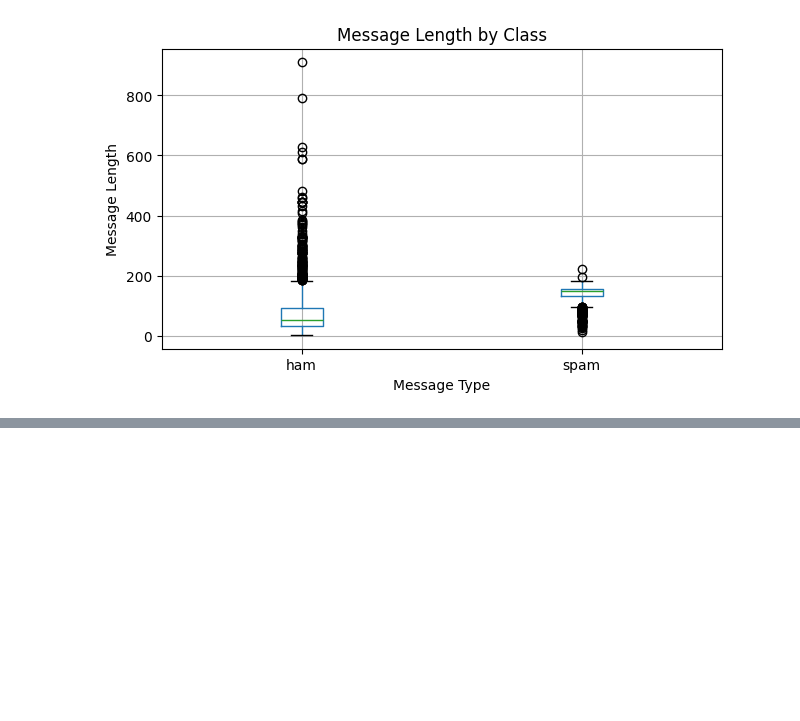
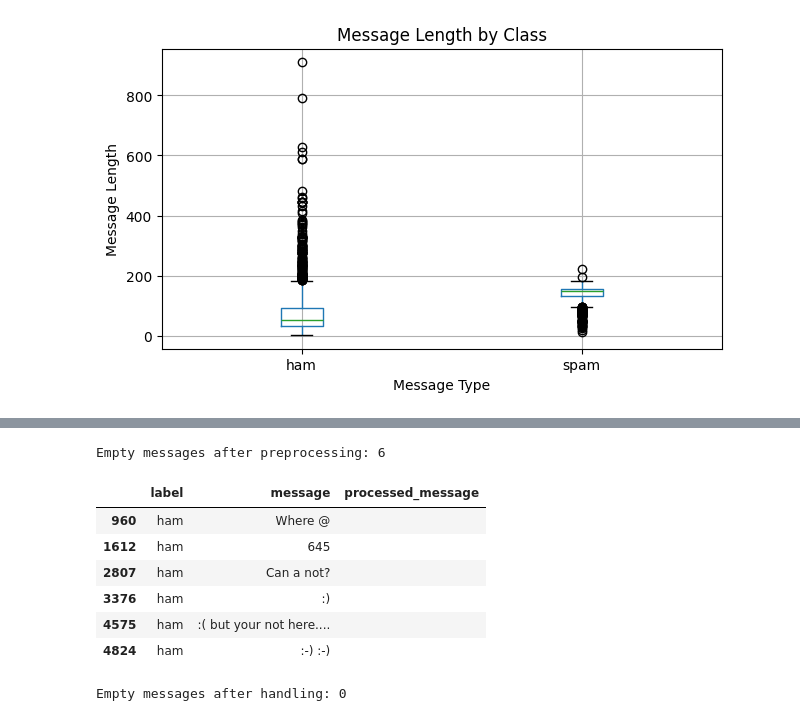
Before and after one commit to ramialzahrani-2200/DS483-NLP-Project, a Jupyter notebook: notebooks/DS483_SMS_Spam_Project.ipynb, the cells around one changed output, grey strips where cells are left out. Cells and saved outputs as stored; diff of their text form; code cells hidden in the pictures; blank space fills up the shorter version.

Commit message:
Add text preprocessing pipeline and examples

```diff
--- a/notebooks/DS483_SMS_Spam_Project.ipynb
+++ b/notebooks/DS483_SMS_Spam_Project.ipynb
@@ -96,0 +101,5 @@ plt.show()
+# %%
+stop_words = set(stopwords.words('english'))
+stemmer = PorterStemmer()
+
+print("Number of English stopwords:", len(stop_words))
@@ -96,0 +108,22 @@ plt.show()
+# %%
+def preprocess_text(text):
+    # Convert text to lowercase
+    text = text.lower()
+
+    # Remove URLs
+    text = re.sub(r'http\S+|www\S+', '', text)
+
+    # Remove non-alphabetic characters and punctuation
+    text = re.sub(r'[^a-z\s]', '', text)
+
+    # Tokenize the text
+    tokens = word_tokenize(text)
+
+    # Remove stopwords
+    tokens = [word for word in tokens if word not in stop_words]
+
+    # Apply stemming
+    tokens = [stemmer.stem(word) for word in tokens]
+
+    # Join tokens back into a single string
+    return ' '.join(tokens)
@@ -96,0 +144,4 @@ plt.show()
+# %%
+df['processed_message'] = df['message'].apply(preprocess_text)
+
+df[['label', 'message', 'processed_message']].head()
@@ -96,0 +172,31 @@ plt.show()
+# %%
+empty_messages = (df['processed_message'].str.strip() == '').sum()
+
+print("Empty messages after preprocessing:", empty_messages)
+# %% [output]
+Empty messages after preprocessing: 6
+# %%
+empty_rows = df[df['processed_message'].str.strip() == '']
+
+empty_rows[['label', 'message', 'processed_message']]
+# %% [output]
+|  | label | message | processed_message |
+| 960 | ham | Where @ |  |
+| 1612 | ham | 645 |  |
+| 2807 | ham | Can a not? |  |
+| 3376 | ham | :) |  |
+| 4575 | ham | :( but your not here.... |  |
+| 4824 | ham | :-) :-) |  |
+# %%
+empty_mask = df['processed_message'].str.strip() == ''
+
+df.loc[empty_mask, 'processed_message'] = (
+    df.loc[empty_mask, 'message']
+    .str.lower()
+    .str.strip()
+)
+
+print("Empty messages after handling:",
+      (df['processed_message'].str.strip() == '').sum())
+# %% [output]
+Empty messages after handling: 0
```
Also changed, not shown: parts of 6 cells of this notebook.
